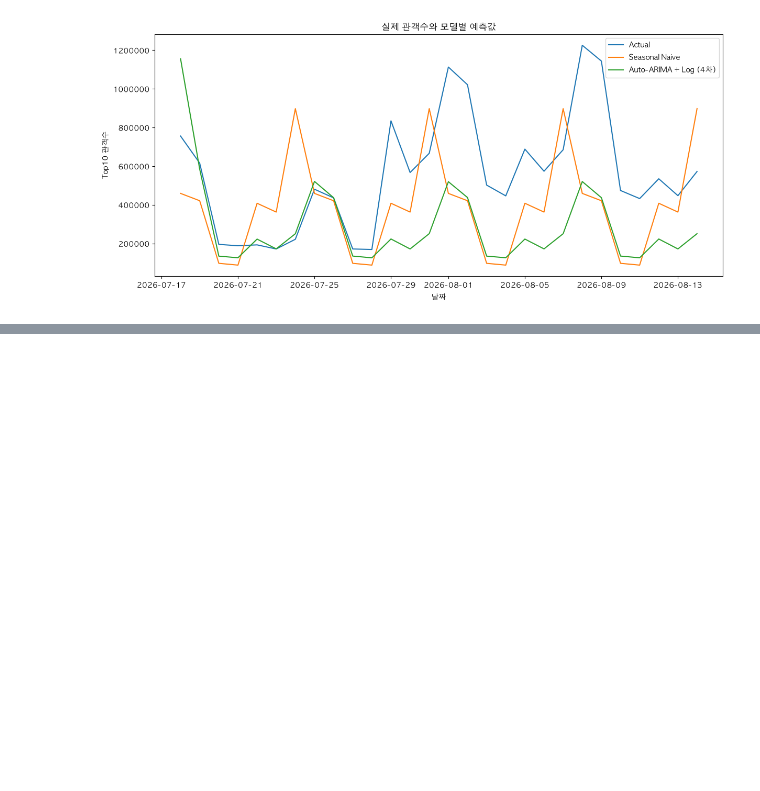
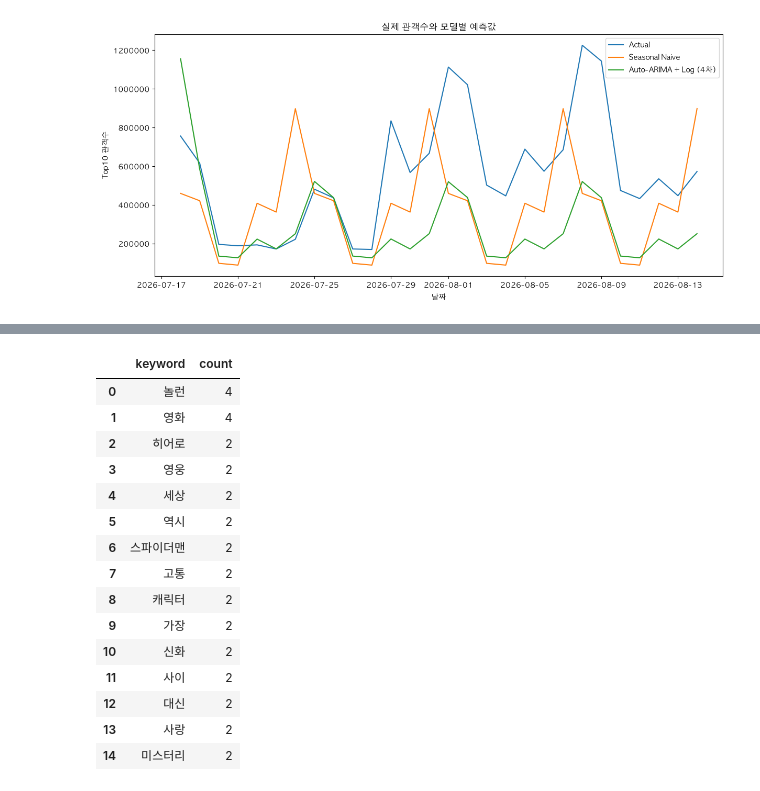
Before and after one commit to zoo-no-s/movie_data_analysis, a Jupyter notebook: notebooks/movie_analysis.ipynb, the cells around one changed output, grey strips where cells are left out. Saved outputs shown, nothing was run; the diff lists cells and outputs as text; code cells hidden in the pictures; blank space fills up the shorter version.

```diff
--- a/notebooks/movie_analysis.ipynb
+++ b/notebooks/movie_analysis.ipynb
@@ -1875,0 +1890,39 @@ plt.show()
+# %%
+import os
+os.environ['JAVA_HOME'] = '/opt/homebrew/opt/openjdk'
+
+from konlpy.tag import Okt
+from collections import Counter
+import plotly.express as px
+
+# Okt 형태소 분석기 초기화
+okt = Okt()
+
+# 1. 리뷰 데이터 텍스트 전처리 및 명사 추출 함수 정의
+def extract_nouns_okt(text):
+    if not isinstance(text, str):
+        return []
+
+    # 명사 추출
+    nouns = okt.nouns(text)
+
+    # 한 글자 명사 제외
+    nouns = [noun for noun in nouns if len(noun) > 1]
+
+    return nouns
+
+# 2. 모든 리뷰 텍스트에서 명사 추출
+all_nouns = []
+for review_text in review_df['review']:
+    all_nouns.extend(extract_nouns_okt(review_text))
+
+# 3. 빈도수 계산
+noun_counts = Counter(all_nouns)
+
+# 가장 자주 등장한 상위 15개 키워드 확인
+top_keywords = noun_counts.most_common(15)
+
+# 데이터프레임으로 변환
+keyword_df = pd.DataFrame(top_keywords, columns=['keyword', 'count'])
+keyword_df
+# %% [output]
@@ -1875,0 +1933,16 @@ plt.show()
+|  | keyword | count |
+| 0 | 놀런 | 4 |
+| 1 | 영화 | 4 |
+| 2 | 히어로 | 2 |
+| 3 | 영웅 | 2 |
+| 4 | 세상 | 2 |
+| 5 | 역시 | 2 |
+| 6 | 스파이더맨 | 2 |
+| 7 | 고통 | 2 |
+| 8 | 캐릭터 | 2 |
+| 9 | 가장 | 2 |
+| 10 | 신화 | 2 |
+| 11 | 사이 | 2 |
+| 12 | 대신 | 2 |
+| 13 | 사랑 | 2 |
+| 14 | 미스터리 | 2 |
```
Also changed, not shown: parts of 9 cells of this notebook, 2 other files.
